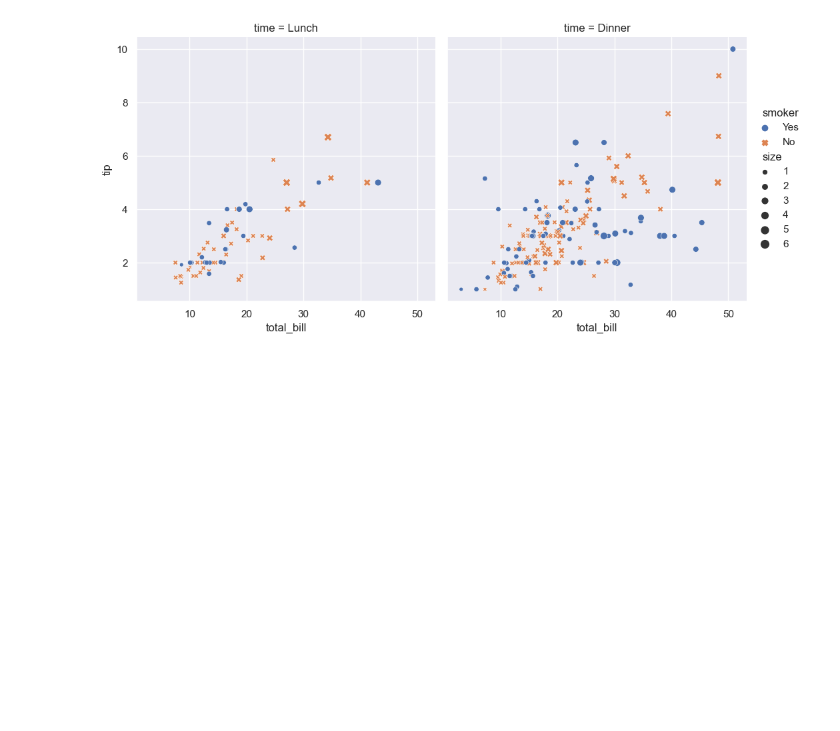
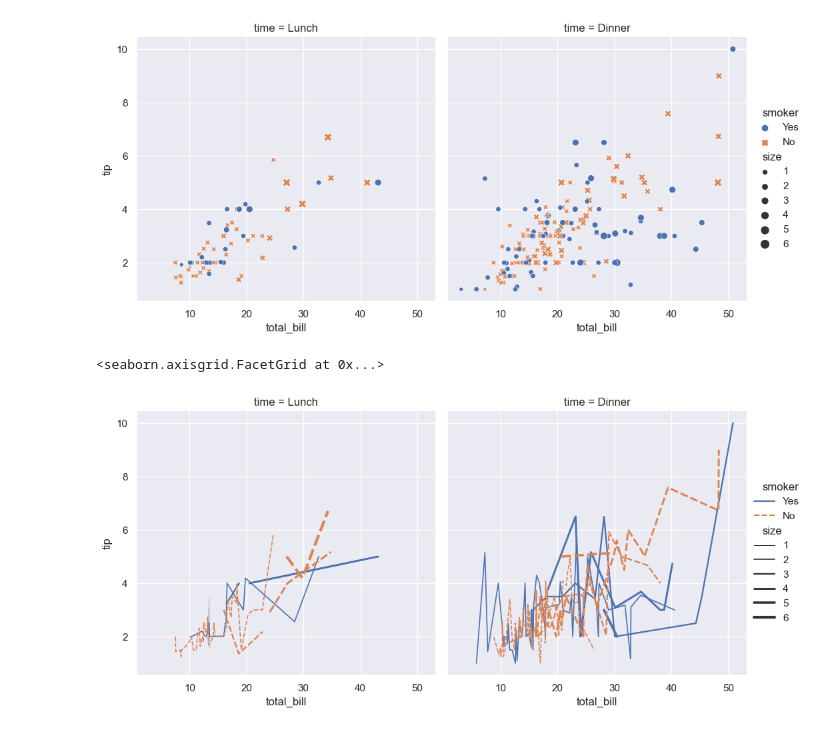
Before and after one commit to Nikit-V-Mitic/Studies-in-Python, a Jupyter notebook: SeabornBasicsSheet.ipynb, the cells around one changed output. Cells and saved outputs as stored; diff of their text form; code cells hidden in the pictures; blank space fills up the shorter version.

Commit message:
Description of parameter kind has been added to Seaborn

```diff
--- a/SeabornBasicsSheet.ipynb
+++ b/SeabornBasicsSheet.ipynb
@@ -31,3 +33,16 @@ sns.relplot(
 # %% [output]
 <seaborn.axisgrid.FacetGrid at 0x...>
 [figure]
+# %%
+sns.relplot(
+    data=tips, kind= "line",
+    x="total_bill", y="tip", col="time",
+    hue="smoker", style="smoker", size="size",
+)
+
+# Here, the parameter "kind" has been used. It allows you to designate the kind of visualization you want to be graphed. In this case...
+# ... it damages the quality of the graph, as it is not suited to the x axis of cost. It is best suited, generally, for x axes of...
+# ... time.
+# %% [output]
+<seaborn.axisgrid.FacetGrid at 0x...>
+[figure, added]
```
Also changed, not shown: parts of 1 cell of this notebook.
